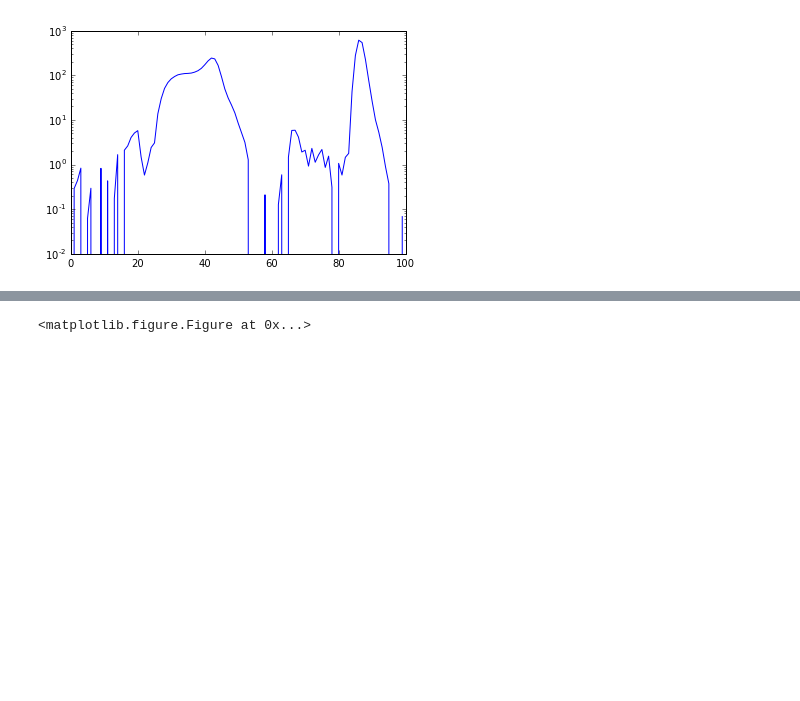
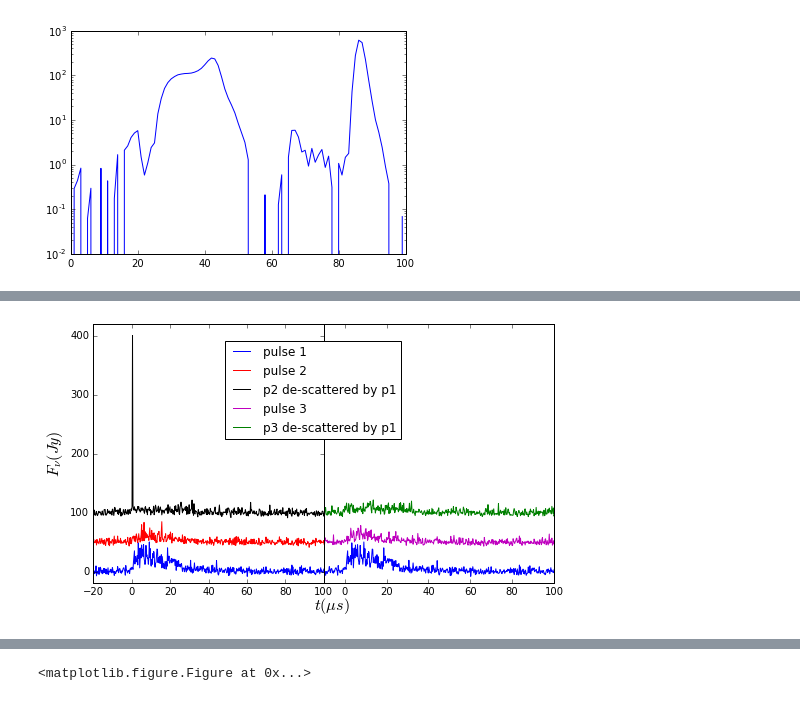
Before and after one commit to ramain/scint_analysis, a Jupyter notebook: b1957_GPs/B1957coherent.ipynb, the cells around one changed output, grey strips where cells are left out. Drawn from its saved outputs; the diff is of its cells as text; code cells hidden in the pictures; blank space fills up the shorter version.

```diff
--- a/b1957_GPs/B1957coherent.ipynb
+++ b/b1957_GPs/B1957coherent.ipynb
@@ -385,0 +287,97 @@ NameError: name 'MPtypical' is not defined
+# %%
+'''
+FIGURE 4 - The moneyplot!
+
+De-Scatter the 2s bright pair
+'''
+
+import matplotlib.lines as mlines
+
+t_ref = Time('2014-06-13T06:01:21.91125', precision=5)
+t_p = Time('2014-06-13T06:01:23.83364', precision=5)
+
+#t_ref = Time('2014-06-13T07:00:02.13597', precision=5)
+#t_p = Time('2014-06-13T07:00:20.48211', precision=5)
+
+t_p3 = Time('2014-06-13T06:06:35.94089', precision=5)
+nyq_pad = np.zeros((100,1))
+
+Tsys = 12 # (120K, gain = 10K / Jansky)
+
+p1 = np.load('/media/drive2/b1957-GPs/RGPs/GP%s.npy' % (t_ref.isot))
+p2 = np.load('/media/drive2/b1957-GPs/RGPs/GP%s.npy' % (t_p.isot))
+p3 = np.load('/media/drive2/b1957-GPs/RGPs/GP%s.npy' % (t_p3.isot))
+
+p1 = np.concatenate((p1,nyq_pad), axis=-1)
+p2 = np.concatenate((p2,nyq_pad), axis=-1)
+p3 = np.concatenate((p3,nyq_pad), axis=-1)
+
+p1temp = rechannelize(p1, 3*16)
+p2temp = rechannelize(p2, 3*16)
+p3temp = rechannelize(p3, 3*16)
+
+p1temp = np.roll(p1temp, 1037-np.argmax(abs(p1temp).sum(-1)), axis=0)
+p2temp = np.roll(p2temp, 1039-np.argmax(abs(p2temp).sum(-1)), axis=0)
+p3temp = np.roll(p3temp, 1031-np.argmax(abs(p3temp).sum(-1)), axis=0)
+
+corr = correlate_power(p2temp, p1temp, 4*3, 512*3)
+corr13 = correlate_power(p3temp, p1temp, 4*3, 512*3)
+p1prof = rechannelize(p1temp, 4*3)
+p2prof = rechannelize(p2temp, 4*3)
+p3prof = rechannelize(p3temp, 4*3)
+
+# Turn into Flux units using gain = 10K / Jy, Tsys = 120K
+
+p1flux = (abs(p1prof)**2.0).sum(-1)
+p1flux = (p1flux /p1flux[:500].mean() - 1) * 12
+p2flux = (abs(p2prof)**2.0).sum(-1)
+p2flux = (p2flux /p2flux[:500].mean() - 1) * 12
+p3flux = (abs(p3prof)**2.0).sum(-1)
+p3flux = (p3flux /p3flux[:500].mean() - 1) * 12
+c1flux = (abs(corr)**2.0).sum(-1)
+c1flux = (c1flux /c1flux[:500].mean() - 1) * 12
+c13flux = (abs(corr13)**2.0).sum(-1)
+c13flux = (c13flux /c13flux[:500].mean() - 1) * 12
+
+# Fiddly Plotting Commands
+
+t_axis = 31.25 * np.linspace(-p2prof.shape[0]/2, p2prof.shape[0]/2, p2prof.shape[0]) * 4 * 2 / 1000
+
+l = 8
+h = 5
+fig=plt.figure(figsize=(l,h))
+ax=fig.add_axes((0.1,.9/h,0.4,1-1.4/h)) # (0,1 = x,y, 2,3=w,h fraction )
+ax.plot(t_axis-224, p1flux, 'b')
+ax.plot(t_axis-224, p2flux+50, 'r')
+ax.plot(t_axis-224, c1flux+100, 'k')
+plt.xlim(-20,100)
+plt.ylim(-20,420)
+
+plt.ylabel(r'$F_{\nu} (Jy)$', fontsize=16)
+ax.text(95, -65, r'$t (\mu s)$', fontsize=16)
+
+ax=fig.add_axes((0.5,.9/h,0.4,1-1.4/h))
+
+ax.plot(t_axis-224, p1flux, 'b')
+ax.plot(t_axis-224, p3flux+50, 'm')
+ax.plot(t_axis-224, c13flux+100, 'g')
+ax.axes.get_yaxis().set_visible(False)
+
+# custom legend
+p1 = mlines.Line2D([], [], color='b',markersize=15, label='pulse 1')
+p2 = mlines.Line2D([], [], color='r', markersize=15, label='pulse 2')
+p3 = mlines.Line2D([], [], color='k', markersize=15, label='p2 de-scattered by p1')
+p4 = mlines.Line2D([], [], color='m', markersize=15, label='pulse 3')
+p5 = mlines.Line2D([], [], color='g', markersize=15, label='p3 de-scattered by p1')
+
+handles = [p1,p2,p3,p4,p5]
+labels = [h.get_label() for h in handles]
+fig.legend(handles=handles, labels=labels, loc=(0.35,0.6))
+
+plt.ylim(-20,420)
+plt.xlim(-10,100)
+
+if figures:
+    plt.savefig('/home/ramain/packages/b1957GiantPulses/descatter-bestpair.pdf')
+# %% [output]
+[figure, added]
```
Also changed, not shown: parts of 56 cells of this notebook, 3 other files.
